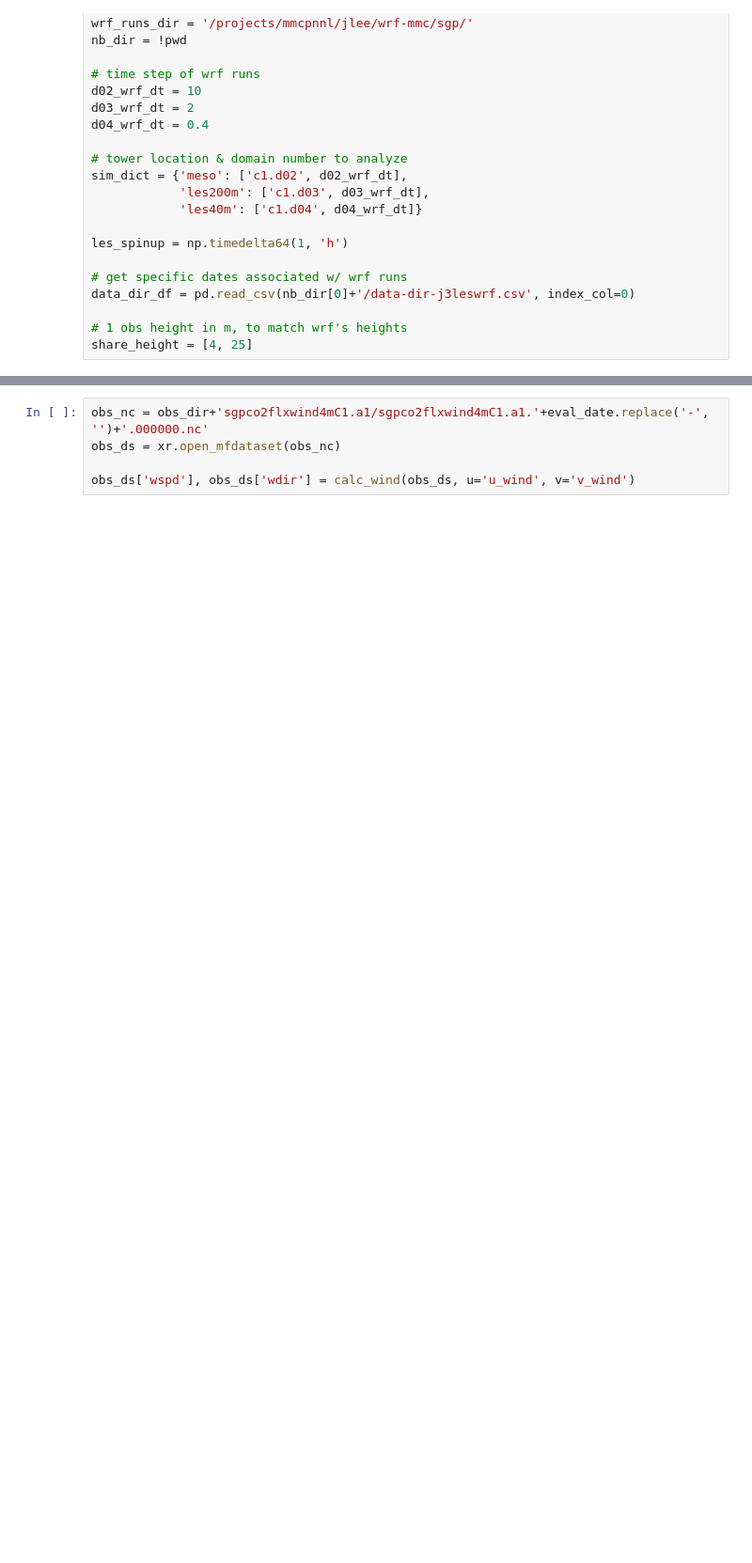
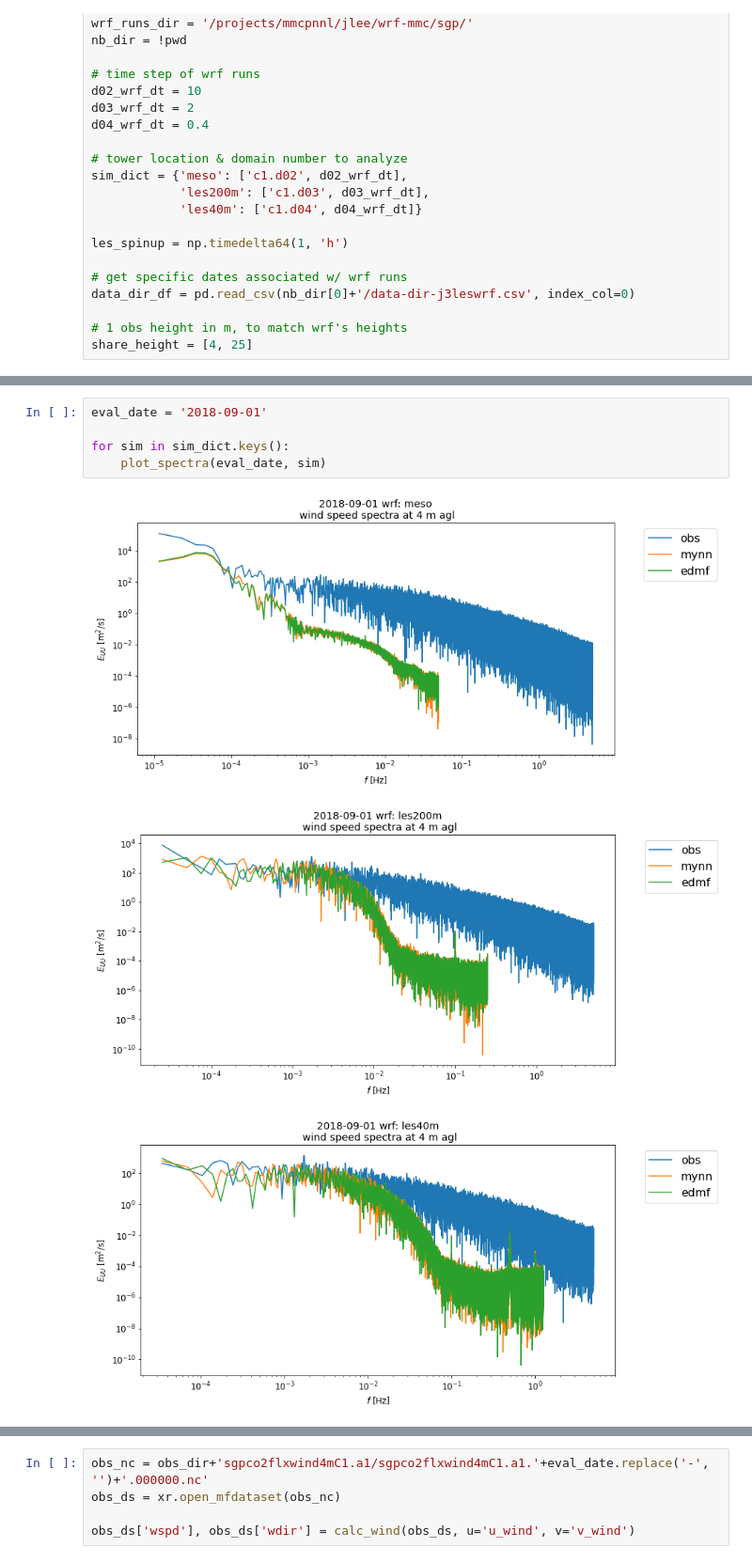
Before and after one commit to joejoeyjoseph/mmc-pnnl-j3, a Jupyter notebook: sgp/eagle/03d_j3wrf_meso-les_spectrum.ipynb, the cells around one changed output, grey strips where cells are left out. Shown at 94% size. Saved outputs shown, nothing was run; the diff lists cells and outputs as text; blank space fills up the shorter version.

```diff
--- a/sgp/eagle/03d_j3wrf_meso-les_spectrum.ipynb
+++ b/sgp/eagle/03d_j3wrf_meso-les_spectrum.ipynb
@@ -81,0 +142,9 @@ def read_wrf_ts(eval_date, sim):
+# %%
+eval_date = '2018-09-01'
+
+for sim in sim_dict.keys():
+    plot_spectra(eval_date, sim)
+# %% [output]
+[figure, added]
+[figure, added]
+[figure, added]
```
Also changed, not shown: parts of 8 cells of this notebook, 6 other files.
